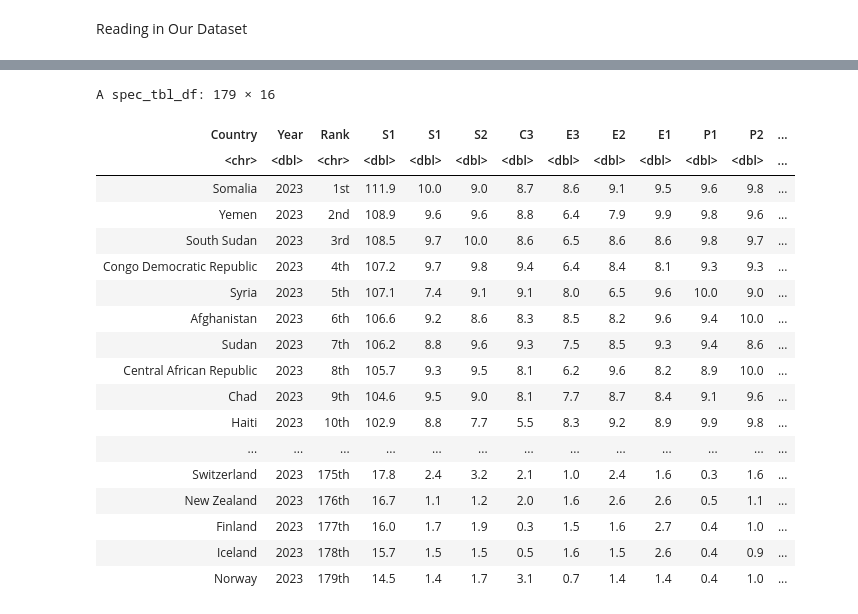
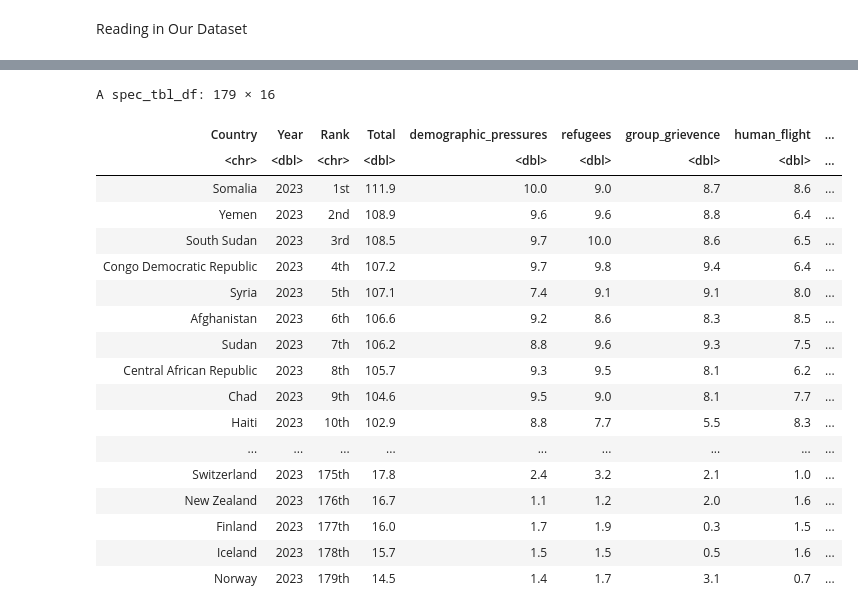
Before and after one commit to Emily-roberts0408/Group-27-DSCI-100-Project, a Jupyter notebook: Group_Proposal.ipynb, the cells around one changed output, grey strips where cells are left out. Cells and saved outputs as stored; diff of their text form; code cells hidden in the pictures.

```diff
--- a/Group_Proposal.ipynb
+++ b/Group_Proposal.ipynb
@@ -71,34 +30,34 @@ A spec_tbl_df: 1 × 16
 # %%
-colnames(data)[5] = "S1"
-colnames(data)[6] = "S2"
-colnames(data)[7] = "C3"
-colnames(data)[8] = "E3"
-colnames(data)[9] = "E2"
-colnames(data)[10] = "E1"
-colnames(data)[11] = "P1"
-colnames(data)[12] = "P2"
-colnames(data)[13] = "P3"
-colnames(data)[14] = "C1"
-colnames(data)[15] = "C2"
-colnames(data)[16] = "X1"
+colnames(data)[5] = "demographic_pressures"
+colnames(data)[6] = "refugees"
+colnames(data)[7] = "group_grievence"
+colnames(data)[8] = "human_flight"
+colnames(data)[9] = "economic_inequality"
+colnames(data)[10] = "economic_decline"
+colnames(data)[11] = "state_legitimacy"
+colnames(data)[12] = "public_service"
+colnames(data)[13] = "human_rights"
+colnames(data)[14] = "security_apparatus"
+colnames(data)[15] = "fractionalized elites"
+colnames(data)[16] = "external_intervention"
 data
 # %% [output]
 A spec_tbl_df: 179 × 16
-| Country | Year | Rank | S1 | S1 | S2 | C3 | E3 | E2 | E1 | P1 | P2 | ... |
-| <chr> | <dbl> | <chr> | <dbl> | <dbl> | <dbl> | <dbl> | <dbl> | <dbl> | <dbl> | <dbl> | <dbl> | ... |
-| Somalia | 2023 | 1st | 111.9 | 10.0 | 9.0 | 8.7 | 8.6 | 9.1 | 9.5 | 9.6 | 9.8 | ... |
-| Yemen | 2023 | 2nd | 108.9 | 9.6 | 9.6 | 8.8 | 6.4 | 7.9 | 9.9 | 9.8 | 9.6 | ... |
-| South Sudan | 2023 | 3rd | 108.5 | 9.7 | 10.0 | 8.6 | 6.5 | 8.6 | 8.6 | 9.8 | 9.7 | ... |
-| Congo Democratic Republic | 2023 | 4th | 107.2 | 9.7 | 9.8 | 9.4 | 6.4 | 8.4 | 8.1 | 9.3 | 9.3 | ... |
-| Syria | 2023 | 5th | 107.1 | 7.4 | 9.1 | 9.1 | 8.0 | 6.5 | 9.6 | 10.0 | 9.0 | ... |
-| Afghanistan | 2023 | 6th | 106.6 | 9.2 | 8.6 | 8.3 | 8.5 | 8.2 | 9.6 | 9.4 | 10.0 | ... |
-| Sudan | 2023 | 7th | 106.2 | 8.8 | 9.6 | 9.3 | 7.5 | 8.5 | 9.3 | 9.4 | 8.6 | ... |
-| Central African Republic | 2023 | 8th | 105.7 | 9.3 | 9.5 | 8.1 | 6.2 | 9.6 | 8.2 | 8.9 | 10.0 | ... |
-| Chad | 2023 | 9th | 104.6 | 9.5 | 9.0 | 8.1 | 7.7 | 8.7 | 8.4 | 9.1 | 9.6 | ... |
-| Haiti | 2023 | 10th | 102.9 | 8.8 | 7.7 | 5.5 | 8.3 | 9.2 | 8.9 | 9.9 | 9.8 | ... |
-| ... | ... | ... | ... | ... | ... | ... | ... | ... | ... | ... | ... | ... |
-| Switzerland | 2023 | 175th | 17.8 | 2.4 | 3.2 | 2.1 | 1.0 | 2.4 | 1.6 | 0.3 | 1.6 | ... |
-| New Zealand | 2023 | 176th | 16.7 | 1.1 | 1.2 | 2.0 | 1.6 | 2.6 | 2.6 | 0.5 | 1.1 | ... |
-| Finland | 2023 | 177th | 16.0 | 1.7 | 1.9 | 0.3 | 1.5 | 1.6 | 2.7 | 0.4 | 1.0 | ... |
-| Iceland | 2023 | 178th | 15.7 | 1.5 | 1.5 | 0.5 | 1.6 | 1.5 | 2.6 | 0.4 | 0.9 | ... |
-| Norway | 2023 | 179th | 14.5 | 1.4 | 1.7 | 3.1 | 0.7 | 1.4 | 1.4 | 0.4 | 1.0 | ... |
+| Country | Year | Rank | Total | demographic_pressures | refugees | group_grievence | human_flight | ... |
+| <chr> | <dbl> | <chr> | <dbl> | <dbl> | <dbl> | <dbl> | <dbl> | ... |
+| Somalia | 2023 | 1st | 111.9 | 10.0 | 9.0 | 8.7 | 8.6 | ... |
+| Yemen | 2023 | 2nd | 108.9 | 9.6 | 9.6 | 8.8 | 6.4 | ... |
+| South Sudan | 2023 | 3rd | 108.5 | 9.7 | 10.0 | 8.6 | 6.5 | ... |
+| Congo Democratic Republic | 2023 | 4th | 107.2 | 9.7 | 9.8 | 9.4 | 6.4 | ... |
+| Syria | 2023 | 5th | 107.1 | 7.4 | 9.1 | 9.1 | 8.0 | ... |
+| Afghanistan | 2023 | 6th | 106.6 | 9.2 | 8.6 | 8.3 | 8.5 | ... |
+| Sudan | 2023 | 7th | 106.2 | 8.8 | 9.6 | 9.3 | 7.5 | ... |
+| Central African Republic | 2023 | 8th | 105.7 | 9.3 | 9.5 | 8.1 | 6.2 | ... |
+| Chad | 2023 | 9th | 104.6 | 9.5 | 9.0 | 8.1 | 7.7 | ... |
+| Haiti | 2023 | 10th | 102.9 | 8.8 | 7.7 | 5.5 | 8.3 | ... |
+| ... | ... | ... | ... | ... | ... | ... | ... | ... |
+| Switzerland | 2023 | 175th | 17.8 | 2.4 | 3.2 | 2.1 | 1.0 | ... |
+| New Zealand | 2023 | 176th | 16.7 | 1.1 | 1.2 | 2.0 | 1.6 | ... |
+| Finland | 2023 | 177th | 16.0 | 1.7 | 1.9 | 0.3 | 1.5 | ... |
+| Iceland | 2023 | 178th | 15.7 | 1.5 | 1.5 | 0.5 | 1.6 | ... |
+| Norway | 2023 | 179th | 14.5 | 1.4 | 1.7 | 3.1 | 0.7 | ... |
```
Also changed, not shown: parts of 10 cells of this notebook.
